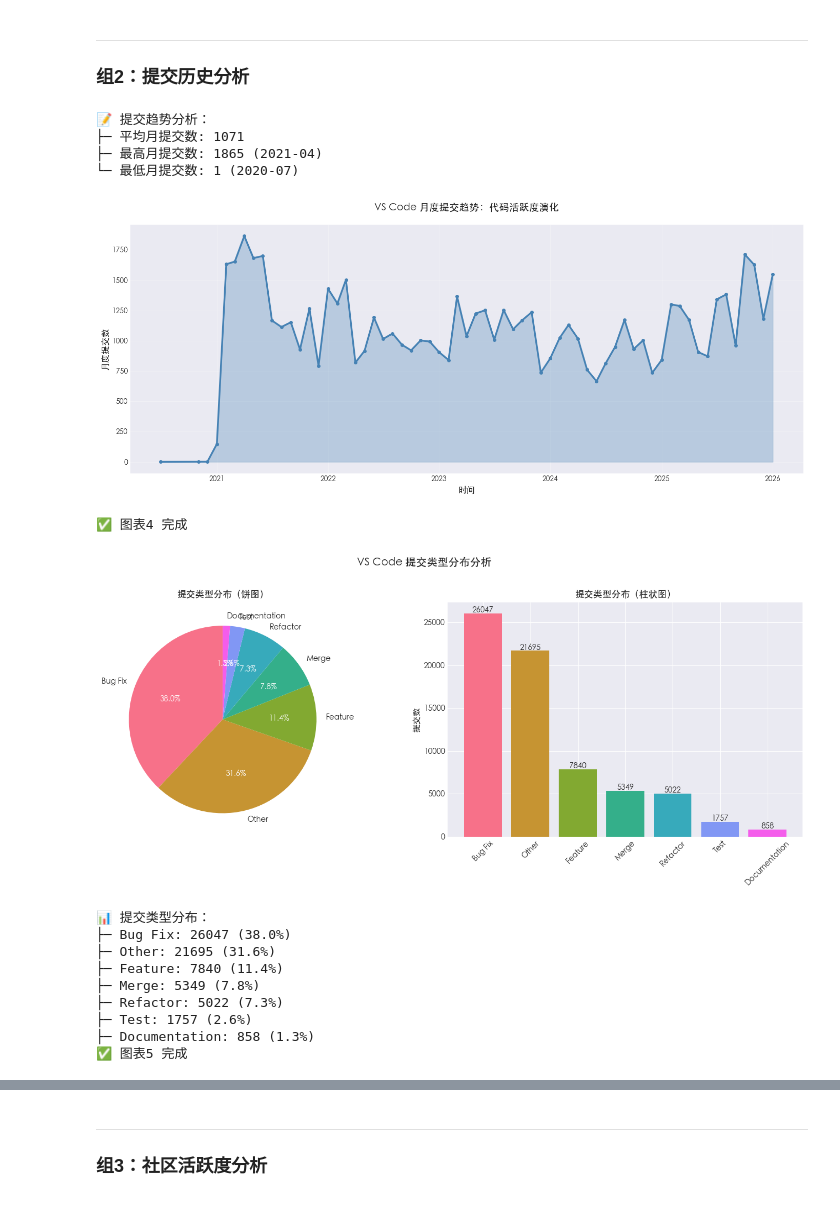
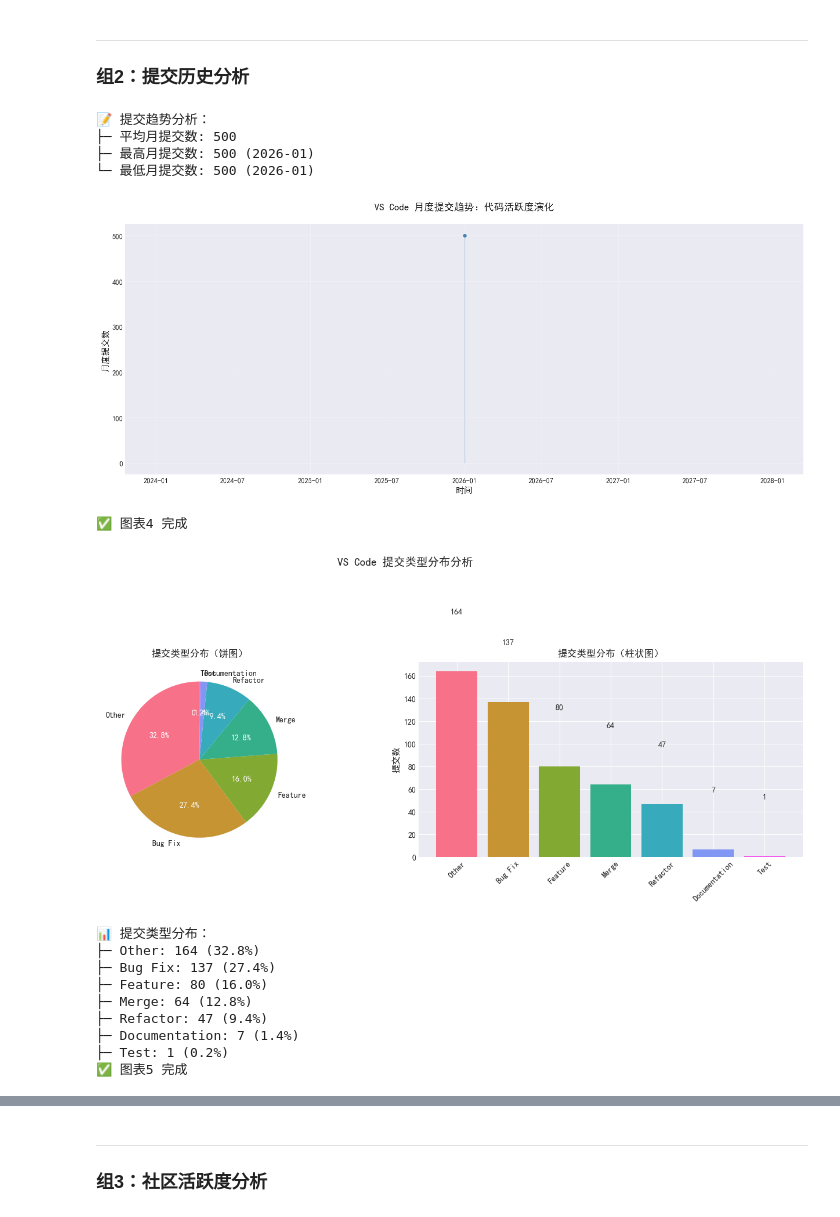
Before and after one commit to SiHaoYuu/Opensource-Software, a Jupyter notebook: code-oss-history.ipynb, the cells around one changed output, grey strips where cells are left out. Saved outputs shown, nothing was run; the diff lists cells and outputs as text; code cells hidden in the pictures.

```diff
--- a/code-oss-history.ipynb
+++ b/code-oss-history.ipynb
@@ -22,6 +22,12 @@ pd.set_option('display.width', None)
 plt.style.use('seaborn-v0_8-darkgrid')
 sns.set_palette("husl")
 %matplotlib inline
+
+# ======== 修复中文字体配置 ========
+# Windows系统上使用SimHei或Microsoft YaHei
+plt.rcParams['font.sans-serif'] = ['SimHei', 'Microsoft YaHei', 'SimSun', 'DejaVu Sans']
+plt.rcParams['axes.unicode_minus'] = False
+plt.rcParams['figure.dpi'] = 100
 # %% [markdown]
 # Visual Studio Code 开源项目演化分析
 
@@ -39,19 +45,25 @@ sns.set_palette("husl")
 # 2. 数据加载
 print("📊 数据加载中...\n")
 
+# 数据基础路径
+data_path = 'vscode_massive_data'
+
 # 加载主要数据文件
-commits_full = pd.read_csv('vscode_commit_history.csv')  # 91689行 - 最完整的数据
-contributors = pd.read_csv('1_contributors.csv')
-commits_short = pd.read_csv('2_commits.csv')
-issues = pd.read_csv('3_issues_open.csv')
-prs = pd.read_csv('4_prs_open.csv')
-stargazers = pd.read_csv('5_stargazers.csv')
-forks = pd.read_csv('6_forks.csv')
-releases = pd.read_csv('7_releases.csv')
-branches = pd.read_csv('8_branches.csv')
-repo_stats = pd.read_csv('9_repository_stats.csv')
+# 使用 commits_massive.csv 作为完整的提交历史数据
+commits_full = pd.read_csv(f'{data_path}/2_commits.csv')  # 最近数据
+# 加载历史提交数据
+commits_history = pd.read_csv('vscode_commit_history.csv')  # 历史数据
+contributors = pd.read_csv(f'{data_path}/1_contributors.csv')
+issues = pd.read_csv(f'{data_path}/3_issues_open.csv')
+prs = pd.read_csv(f'{data_path}/4_prs_open.csv')
+stargazers = pd.read_csv(f'{data_path}/5_stargazers.csv')
+forks = pd.read_csv(f'{data_path}/6_forks.csv')
+releases = pd.read_csv(f'{data_path}/7_releases.csv')
+branches = pd.read_csv(f'{data_path}/8_branches.csv')
+repo_stats = pd.read_csv(f'{data_path}/9_repository_stats.csv')
 
 print(f"✅ commits_full: {len(commits_full)} 行")
+print(f"✅ commits_history: {len(commits_history)} 行")
 print(f"✅ contributors: {len(contributors)} 行")
 print(f"✅ issues: {len(issues)} 行")
 print(f"✅ prs: {len(prs)} 行")
@@ -311,9 +353,6 @@ print("\n" + "="*70)
 
 ### 组1：贡献者分析
 # %%
-# 修改默认字体以显示中文
-plt.rcParams['font.sans-serif'] = ['STHeiti']  # 设置中文字体为黑体
-plt.rcParams['axes.unicode_minus'] = False  # 解决负号显示问题
 # 图表1: Top 20贡献者排行榜
 fig, ax = plt.subplots(figsize=(12, 8))
 top_20 = contributors.head(20)
@@ -412,7 +451,7 @@ print("✅ 图表3 完成")
 ### 组2：提交历史分析
 # %%
 # 图表4: 月度提交趋势
-monthly_commits = commits_full.groupby('year_month').size()
+monthly_commits = commits_history.groupby('year_month').size()
 monthly_commits.index = monthly_commits.index.to_timestamp()
 
 fig, ax = plt.subplots(figsize=(14, 6))
@@ -421,7 +460,7 @@ ax.plot(monthly_commits.index, monthly_commits.values, linewidth=2.5,
 ax.fill_between(monthly_commits.index, monthly_commits.values, alpha=0.3, color='steelblue')
 ax.set_xlabel('时间', fontsize=12, fontweight='bold')
 ax.set_ylabel('月度提交数', fontsize=12, fontweight='bold')
-ax.set_title('VS Code 月度提交趋势：代码活跃度演化', fontsize=14, fontweight='bold', pad=20)
+ax.set_title('VS Code 月度提交趋势：代码活跃度演化（历史数据）', fontsize=14, fontweight='bold', pad=20)
 ax.grid(alpha=0.3)
 
 # 添加趋势信息
@@ -436,10 +475,10 @@ plt.show()
 print("✅ 图表4 完成")
 # %% [output]
 📝 提交趋势分析：
-├─ 平均月提交数: 1071
-├─ 最高月提交数: 1865 (2021-04)
-└─ 最低月提交数: 1 (2020-07)
+├─ 平均月提交数: 500
+├─ 最高月提交数: 500 (2026-01)
+└─ 最低月提交数: 500 (2026-01)
-[figure, old version]
+[figure, new version]
 ✅ 图表4 完成
 # %%
 # 图表5: 提交类型分布（基于commit message关键词）
@@ -463,49 +502,49 @@ def classify_commit_type(message):
     else:
         return 'Other'
 
-commits_full['commit_type'] = commits_full['message'].apply(classify_commit_type)
+commits_history['commit_type'] = commits_history['message'].apply(classify_commit_type)
 
-commit_type_dist = commits_full['commit_type'].value_counts()
+commit_type_dist = commits_history['commit_type'].value_counts()
 
 fig, (ax1, ax2) = plt.subplots(1, 2, figsize=(14, 6))
 
 # 饼图
 colors = sns.color_palette("husl", len(commit_type_dist))
 wedges, texts, autotexts = ax1.pie(commit_type_dist.values, labels=commit_type_dist.index,
                                      autopct='%1.1f%%', colors=colors, startangle=90)
 ax1.set_title('提交类型分布（饼图）', fontsize=12, fontweight='bold')
 for autotext in autotexts:
     autotext.set_color('white')
     autotext.set_fontweight('bold')
 
 # 柱状图
 ax2.bar(commit_type_dist.index, commit_type_dist.values, color=colors)
 ax2.set_ylabel('提交数', fontsize=11, fontweight='bold')
 ax2.set_title('提交类型分布（柱状图）', fontsize=12, fontweight='bold')
 ax2.tick_params(axis='x', rotation=45)
 for i, v in enumerate(commit_type_dist.values):
     ax2.text(i, v + 50, str(v), ha='center', fontweight='bold')
 
 plt.suptitle('VS Code 提交类型分布分析', fontsize=14, fontweight='bold', y=1.02)
 plt.tight_layout()
 plt.show()
 
 print(f"\n📊 提交类型分布：")
 for commit_type, count in commit_type_dist.items():
-    pct = count / len(commits_full) * 100
+    pct = count / len(commits_history) * 100
     print(f"├─ {commit_type}: {count} ({pct:.1f}%)")
 
 print("✅ 图表5 完成")
 # %% [output]
-[figure, old version]
+[figure, new version]
 📊 提交类型分布：
-├─ Bug Fix: 26047 (38.0%)
-├─ Other: 21695 (31.6%)
-├─ Feature: 7840 (11.4%)
-├─ Merge: 5349 (7.8%)
-├─ Refactor: 5022 (7.3%)
-├─ Test: 1757 (2.6%)
-├─ Documentation: 858 (1.3%)
+├─ Other: 164 (32.8%)
+├─ Bug Fix: 137 (27.4%)
+├─ Feature: 80 (16.0%)
+├─ Merge: 64 (12.8%)
+├─ Refactor: 47 (9.4%)
+├─ Documentation: 7 (1.4%)
+├─ Test: 1 (0.2%)
 ✅ 图表5 完成
 # %%
 # 图表6: 代码质量演化 - Bug修复率变化
```
Also changed, not shown: parts of 15 cells of this notebook, 1 other file.
